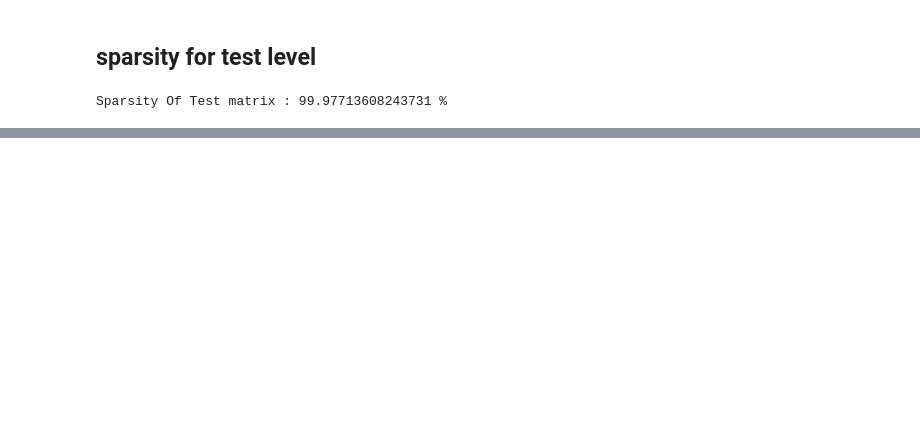
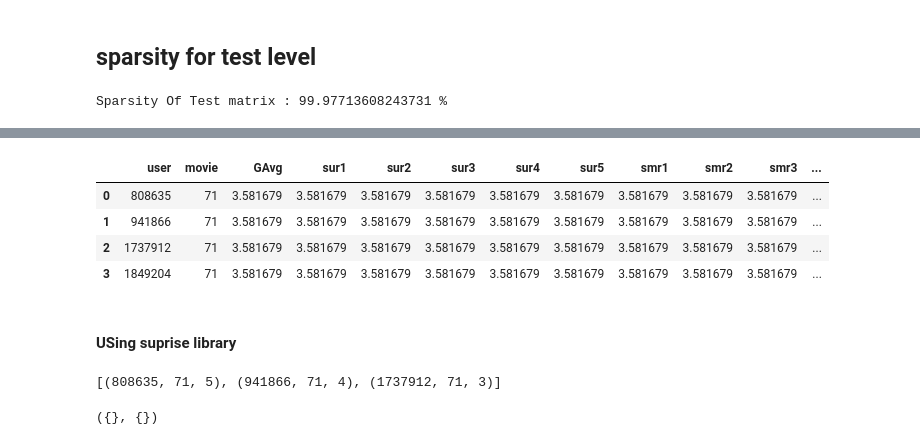
Before and after one commit to kartik1611/Movie-Recommendation, a Jupyter notebook: Netflix Recommendation.ipynb, the cells around one changed output, grey strips where cells are left out. Drawn from its saved outputs; the diff is of its cells as text; code cells hidden in the pictures; blank space fills up the shorter version.

```diff
--- a/Netflix Recommendation.ipynb
+++ b/Netflix Recommendation.ipynb
@@ -336,0 +792,13 @@ Sparsity Of Test matrix : 99.97713608243731 %
+# %%
+reg_test_df = pd.read_csv('reg_test.csv', names = ['user', 'movie', 'GAvg', 'sur1', 'sur2', 'sur3', 'sur4', 'sur5',
+                                                          'smr1', 'smr2', 'smr3', 'smr4', 'smr5',
+                                                          'UAvg', 'MAvg', 'rating'], header=None)
+reg_test_df.head(4)
+# %% [output]
+|  | user | movie | GAvg | sur1 | sur2 | sur3 | sur4 | sur5 | smr1 | smr2 | smr3 | ... |
+| 0 | 808635 | 71 | 3.581679 | 3.581679 | 3.581679 | 3.581679 | 3.581679 | 3.581679 | 3.581679 | 3.581679 | 3.581679 | ... |
+| 1 | 941866 | 71 | 3.581679 | 3.581679 | 3.581679 | 3.581679 | 3.581679 | 3.581679 | 3.581679 | 3.581679 | 3.581679 | ... |
+| 2 | 1737912 | 71 | 3.581679 | 3.581679 | 3.581679 | 3.581679 | 3.581679 | 3.581679 | 3.581679 | 3.581679 | 3.581679 | ... |
+| 3 | 1849204 | 71 | 3.581679 | 3.581679 | 3.581679 | 3.581679 | 3.581679 | 3.581679 | 3.581679 | 3.581679 | 3.581679 | ... |
+# %% [markdown]
+#### USing suprise library
@@ -336,0 +817,12 @@ Sparsity Of Test matrix : 99.97713608243731 %
+# %%
+testset = list(zip(reg_test_df.user.values, reg_test_df.movie.values, reg_test_df.rating.values))
+testset[:3]
+# %% [output]
+[(808635, 71, 5), (941866, 71, 4), (1737912, 71, 3)]
+# %%
+models_evaluation_train = dict()
+models_evaluation_test = dict()
+
+models_evaluation_train, models_evaluation_test
+# %% [output]
+({}, {})
```
Also changed, not shown: parts of 69 cells of this notebook.
